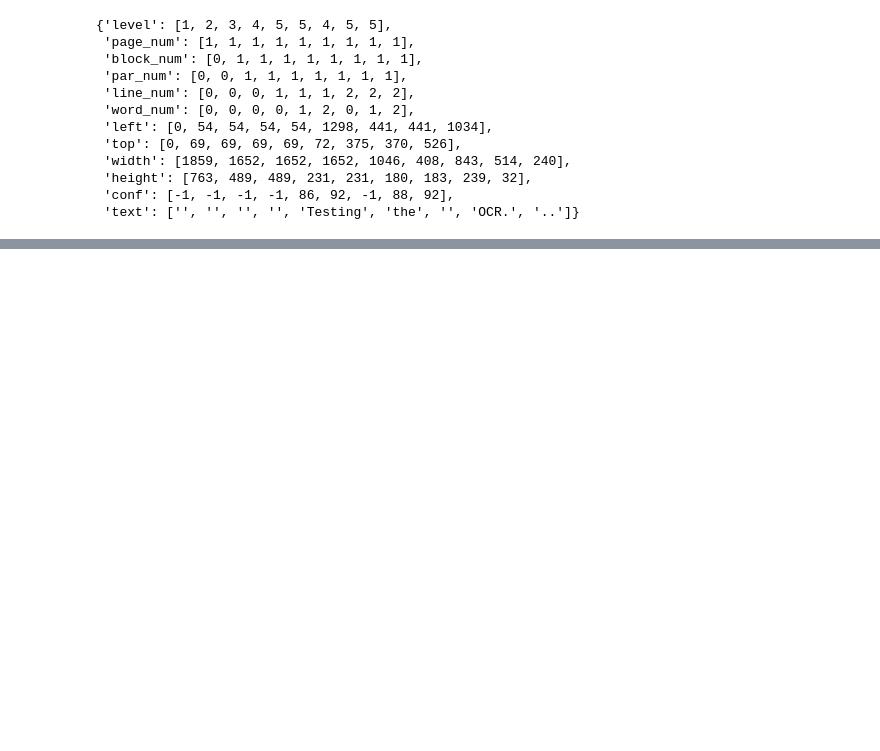
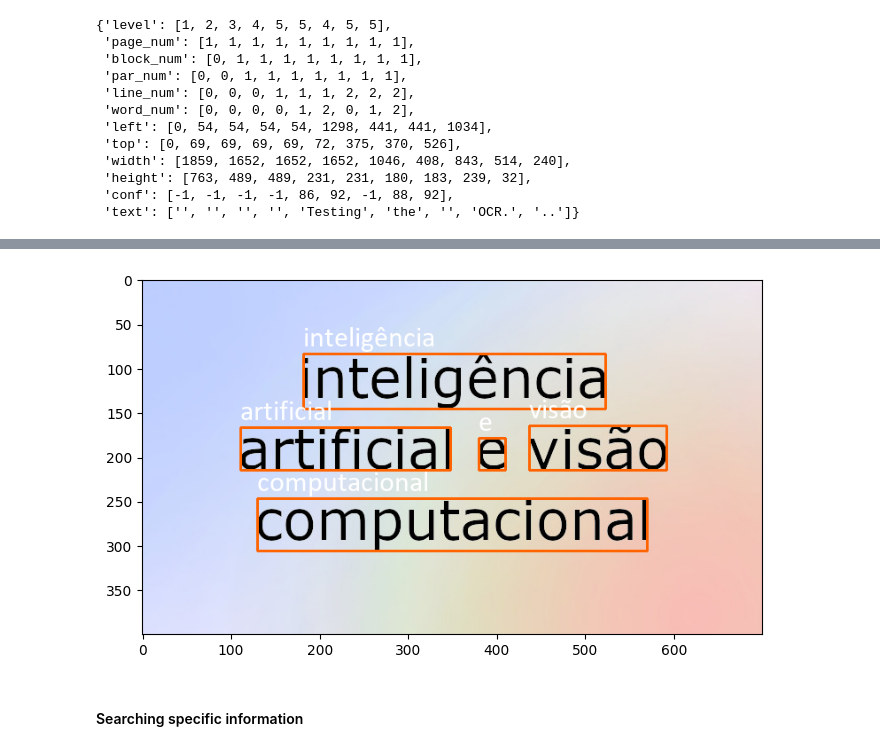
Before and after one commit to pappucode/Optical-Character-Recognition-OCR-in-Python, a Jupyter notebook: OCR with Python and Tesseract.ipynb, the cells around one changed output, grey strips where cells are left out. Cells and saved outputs as stored; diff of their text form; code cells hidden in the pictures; blank space fills up the shorter version.

```diff
--- a/OCR with Python and Tesseract.ipynb
+++ b/OCR with Python and Tesseract.ipynb
@@ -206,0 +241,5 @@ result
+# %%
+img = cv2.imread('data/images/test02-02.jpg')
+rgb = cv2.cvtColor(img, cv2.COLOR_BGR2RGB)
+
+img_disply(rgb, 8,6)
@@ -206,0 +248,4 @@ result
+# %%
+config_tesseract = '--tessdata-dir tessdata'
+result = pytesseract.image_to_data(rgb, config=config_tesseract, lang='por', output_type=Output.DICT)
+result
@@ -206,0 +270,28 @@ result
+# %%
+from PIL import ImageFont, ImageDraw, Image
+font = 'data/Fonts/calibri.ttf'
+# %%
+def write_text(text, x, y, img, font, font_size=32):
+    font = ImageFont.truetype(font, font_size)
+    img_pil = Image.fromarray(img)
+    draw = ImageDraw.Draw(img_pil)
+    #its similar dunction like putText()
+    draw.text((x, y - font_size), text, font=font)
+    img = np.array(img_pil)
+    return img
+# %%
+img_copy = rgb.copy()
+min_confidence = 40
+for i in range(0, len(result['text'])):
+    confidence = result['conf'][i]
+    if confidence > min_confidence:
+        x, y, img = bounding_box(result, img_copy, i)
+        text = result['text'][i]
+        #cv2.putText(img_copy, text, (x, y-10), cv2.FONT_HERSHEY_SIMPLEX, 1.2, (0, 0, 255))
+        img_copy = write_text(text, x, y, img_copy, font)
+
+img_disply(img_copy, 8,6)
+# %% [output]
+[figure, added]
+# %% [markdown]
+#### Searching specific information
```
Also changed, not shown: parts of 17 cells of this notebook, 3 other files.
